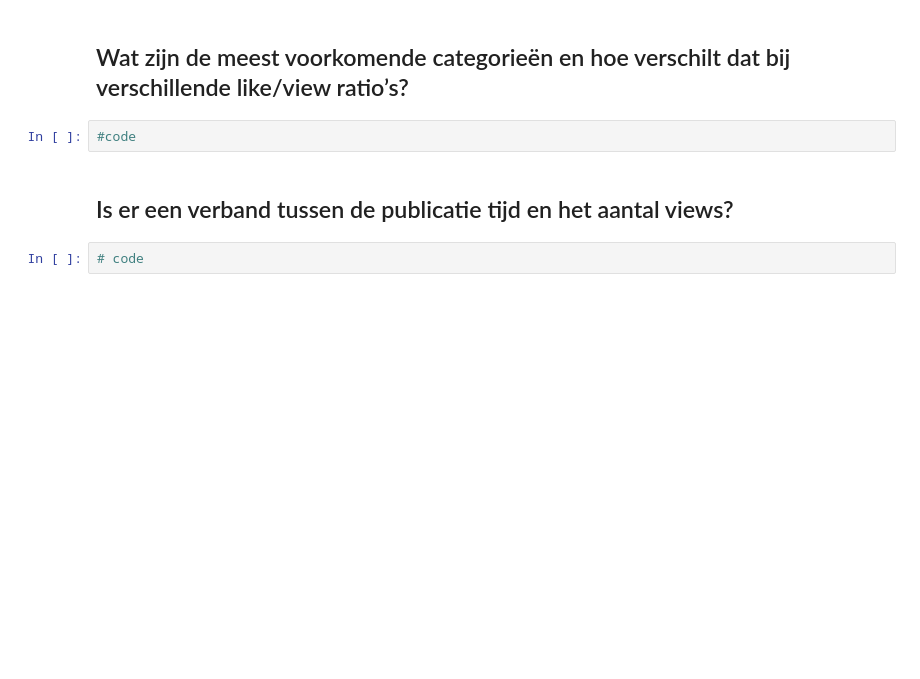
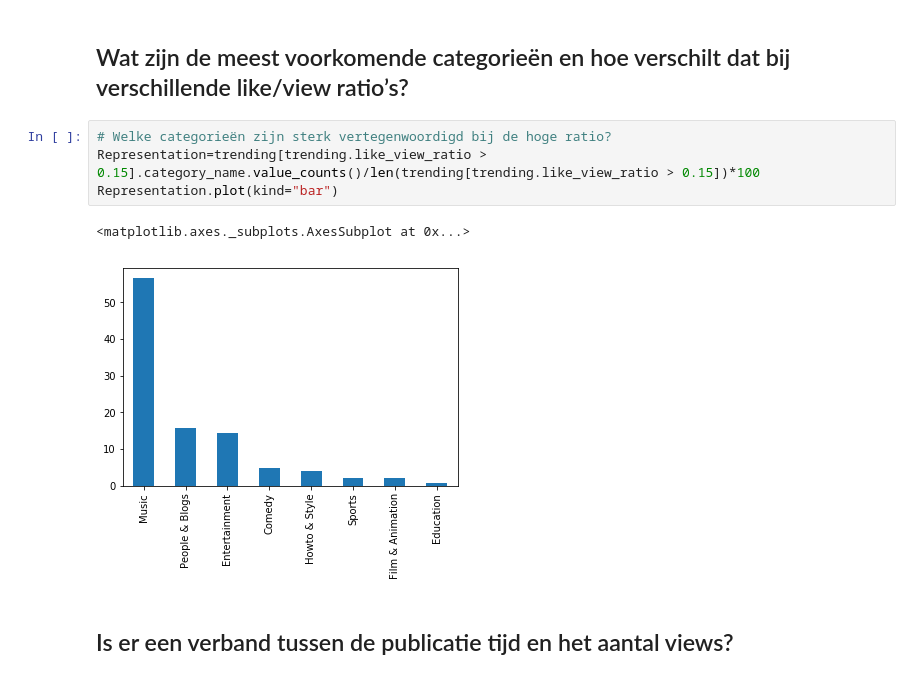
Before and after one commit to SandervWickeren/DataScience_YouTube, a Jupyter notebook: ResultsFile.ipynb, the cells around one changed output. Drawn from its saved outputs; the diff is of its cells as text; blank space fills up the shorter version.

```diff
--- a/ResultsFile.ipynb
+++ b/ResultsFile.ipynb
@@ -220,8 +265,11 @@ US.sort_values("total",ascending=False)[["US","UK","CA"]][:30].plot(kind="bar",f
 # %% [markdown]
 ##  Wat zijn de meest voorkomende categorieën en hoe verschilt dat bij verschillende like/view ratio’s?
-# %%
-#code
+# %%
+# Welke categorieën zijn sterk vertegenwoordigd bij de hoge ratio?
+Representation=trending[trending.like_view_ratio > 0.15].category_name.value_counts()/len(trending[trending.like_view_ratio > 0.15])*100
+Representation.plot(kind="bar")
+# %% [output]
+<matplotlib.axes._subplots.AxesSubplot at 0x...>
+[figure, added]
 # %% [markdown]
 ## Is er een verband tussen de publicatie tijd en het aantal views?
-# %%
-# code
```
Also changed, not shown: parts of 8 cells of this notebook, 1 other file.
